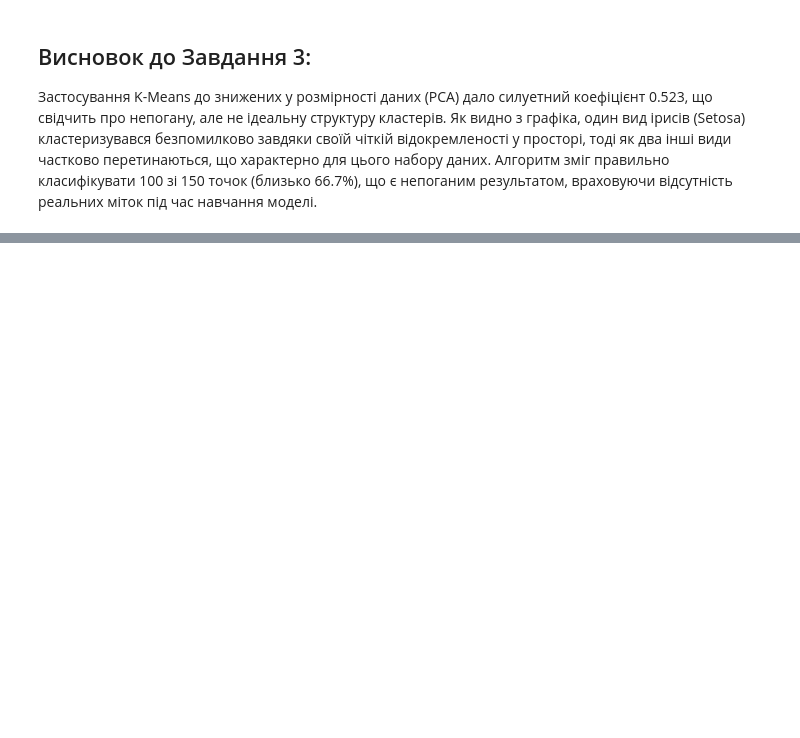
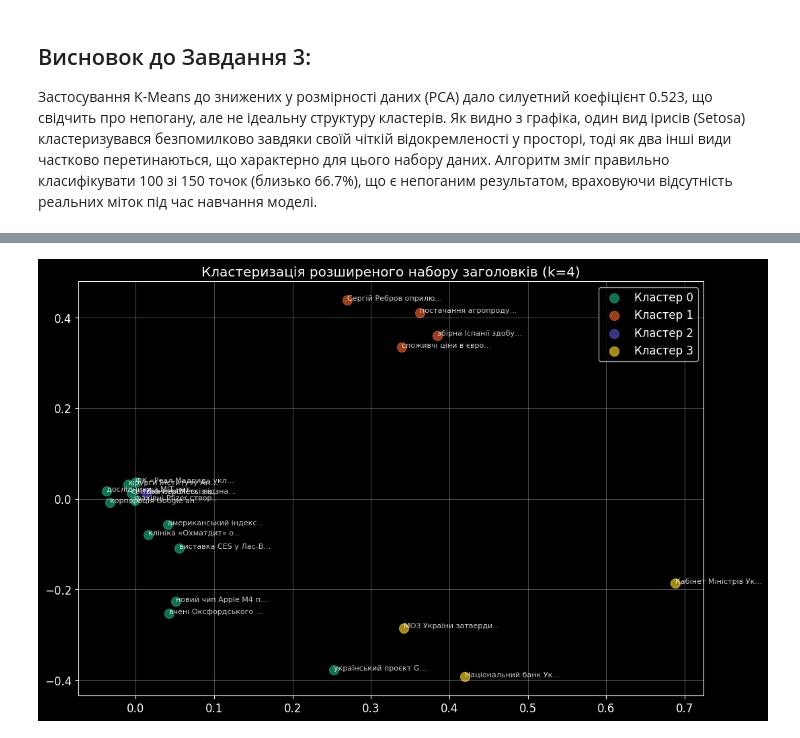
Before and after one commit to Egorkud/machine-learning-2026, a Jupyter notebook: Clasterisation.ipynb, the cells around one changed output, grey strips where cells are left out. Saved outputs shown, nothing was run; the diff lists cells and outputs as text; code cells hidden in the pictures; blank space fills up the shorter version.

```diff
--- a/Clasterisation.ipynb
+++ b/Clasterisation.ipynb
@@ -459,0 +598,76 @@ plt.show()
+# %%
+import matplotlib.pyplot as plt
+from sklearn.feature_extraction.text import TfidfVectorizer
+from sklearn.decomposition import TruncatedSVD
+from sklearn.cluster import KMeans
+
+# 1. Розширений список новинних заголовків (15 старих + 5 нових)
+headlines_extended = [
+    # Спорт
+    'збірна Іспанії здобула трофей на Євро-2024',
+    'Ліонель Мессі відзначився переможним м\'ячем у фінальному поєдинку',
+    'Сергій Ребров оприлюднив заявку команди на Лігу націй',
+    'ФК «Реал Мадрид» уклав багаторічну угоду з Кіліаном Мбаппе',
+    'світова першість з водних видів спорту у Фукуоці стартує цієї літньої пори',
+
+    # Технології
+    'корпорація Google анонсувала запуск передової ШІ-моделі Gemini',
+    'український проєкт Grammarly випустив новий інструмент для аналітики текстів',
+    'дослідники з MIT натренували алгоритм розпізнавати емоції в голосі',
+    'новий чип Apple M4 продемонстрував двократний приріст швидкодії',
+    'виставка CES у Лас-Вегасі об\'єднала десятки тисяч IT-спеціалістів',
+
+    # Економіка
+    'Національний банк України ухвалив рішення про зменшення облікової ставки',
+    'споживчі ціни в єврозоні підскочили на два відсотки протягом травня',
+    'американський індекс S&P 500 побив власний історичний рекорд',
+    'Кабінет Міністрів України ухвалив проєкт держбюджету на 2027 рік',
+    'постачання агропродукції компанією «Нібулон» зросли на третину',
+
+    # Медицина
+    'фахівці Pfizer створили інноваційне щеплення проти нового штаму грипу',
+    'клініка «Охматдит» оснастилася новітніми роботизованими системами Da Vinci',
+    'МОЗ України затвердило сучасні європейські протоколи терапії',
+    'вчені Оксфордського університету довели ефективність вітаміну D для імунітету',
+    'хірурги Інституту Амосова успішно виконали надскладну трансплантацію клапана'
+]
+
+# 2. Перетворення тексту на вектори (TF-IDF)
+vec = TfidfVectorizer()
+X_text_ext = vec.fit_transform(headlines_extended)
+
+# 3. Зменшення розмірності до 2D
+svd = TruncatedSVD(n_components=2, random_state=42)
+X_text_2d_ext = svd.fit_transform(X_text_ext)
+
+# 4. Кластеризація K-Means з k=4
+km_text_ext = KMeans(n_clusters=4, random_state=42)
+text_labels_ext = km_text_ext.fit_predict(X_text_ext)
+
+# 5. Візуалізація
+plt.figure(figsize=(12, 8))
+colors = ['#1D9E75', '#D85A30', '#534AB7', '#E6C229']
+
+for i in range(4):
+    mask = text_labels_ext == i
+    plt.scatter(X_text_2d_ext[mask, 0], X_text_2d_ext[mask, 1],
+                color=colors[i], s=100, alpha=0.7, label=f'Кластер {i}')
+
+# Підписуємо точки
+for i, txt in enumerate(headlines_extended):
+    plt.annotate(txt[:20] + '...', (X_text_2d_ext[i, 0], X_text_2d_ext[i, 1]),
+                 fontsize=8, alpha=0.8)
+
+plt.title('Кластеризація розширеного набору заголовків (k=4)')
+plt.legend()
+plt.grid(True, alpha=0.3)
+plt.show()
+
+# 6. Виведення результатів кластеризації у консоль
+for c in range(4):
+    print(f'\n--- Кластер {c} ---')
+    for i, h in enumerate(headlines_extended):
+        if text_labels_ext[i] == c:
+            print(f'  {h}')
+# %% [output]
+[figure, added]
```
Also changed, not shown: parts of 10 cells of this notebook.
